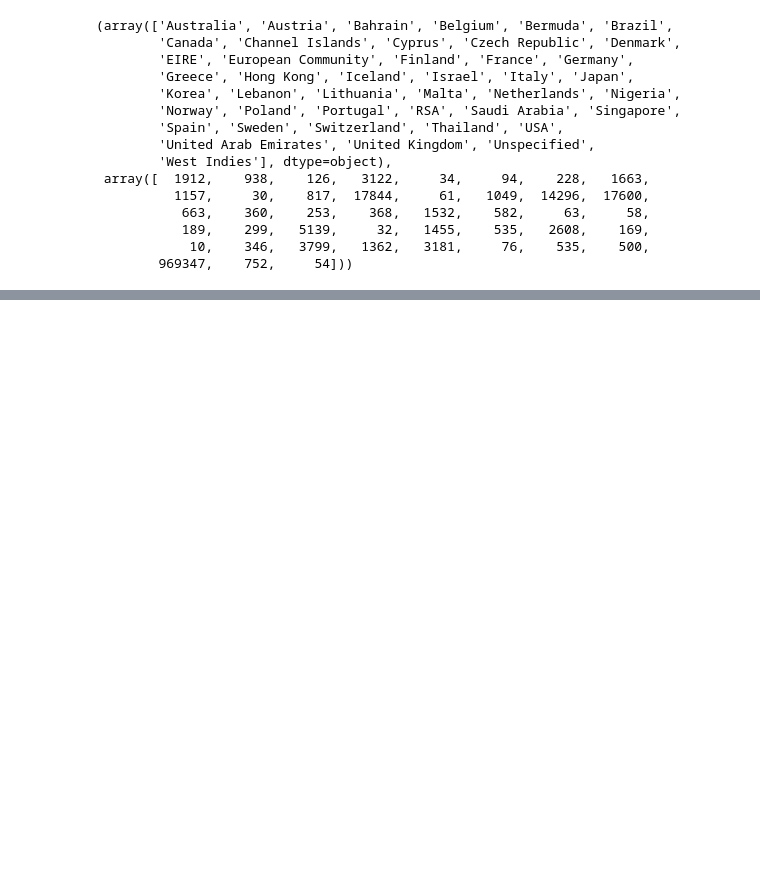
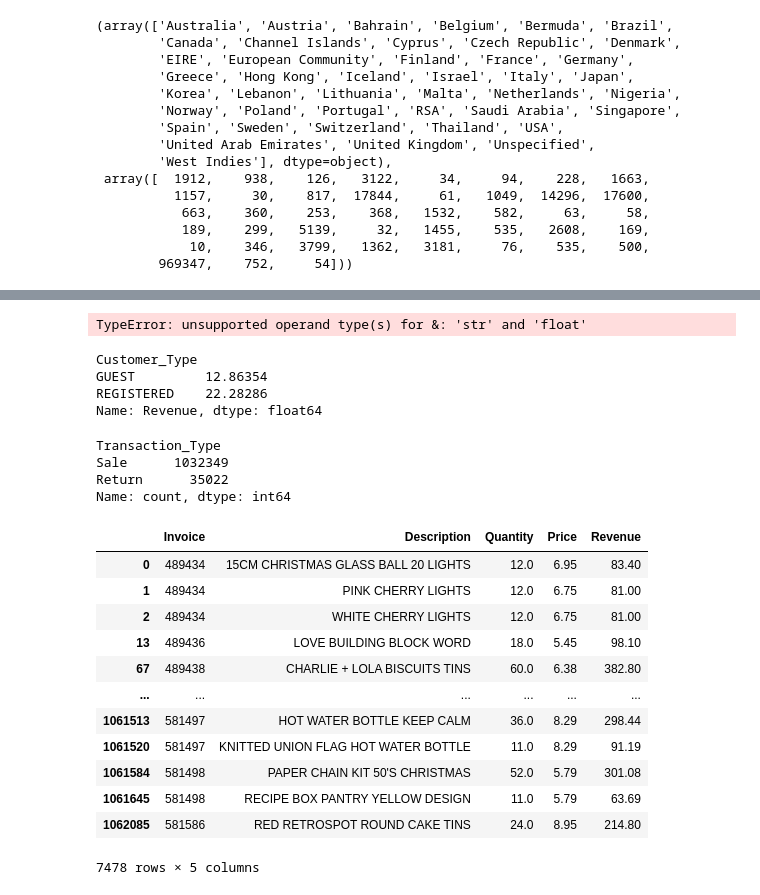
Before and after one commit to harishyadav00079-sudo/Global-Ecommerce-Analytics, a Jupyter notebook: 4_Python/analysis.ipynb, the cells around one changed output, grey strips where cells are left out. Cells and saved outputs as stored; diff of their text form; code cells hidden in the pictures; blank space fills up the shorter version.

```diff
--- a/4_Python/analysis.ipynb
+++ b/4_Python/analysis.ipynb
@@ -378,0 +484,2 @@ np.unique(country,return_counts=True)
+# %%
+df["Revenue"]=df["Quantity"]*df["Price"]
@@ -378,0 +533,2 @@ np.unique(country,return_counts=True)
+# %%
+df["InvoiceDate"]=pd.to_datetime(df["InvoiceDate"], format=("%d-%m-%Y %H:%M"),errors='coerce')
@@ -378,0 +539,2 @@ np.unique(country,return_counts=True)
+# %%
+df["Month"]=df['InvoiceDate'].dt.to_period("M")
@@ -378,0 +689,2 @@ np.unique(country,return_counts=True)
+# %%
+df['Revenue_Rank']=df["Revenue"].rank(ascending=False)
@@ -378,0 +752,4 @@ np.unique(country,return_counts=True)
+# %%
+df[df["Quantity"]>0]&df.groupby("Customer_Type")["Revenue"].mean()
+# %% [output]
+TypeError: unsupported operand type(s) for &: 'str' and 'float'
@@ -378,0 +758,30 @@ np.unique(country,return_counts=True)
+# %%
+pos_df.groupby("Customer_Type")["Revenue"].mean()
+# %% [output]
+Customer_Type
+GUEST         12.86354
+REGISTERED    22.28286
+Name: Revenue, dtype: float64
+# %%
+df["Transaction_Type"].value_counts()
+# %% [output]
+Transaction_Type
+Sale      1032349
+Return      35022
+Name: count, dtype: int64
+# %%
+df[(df["Quantity"]>10)&(df["Price"]>5)][["Invoice","Description","Quantity","Price","Revenue"]]
+# %% [output]
+|  | Invoice | Description | Quantity | Price | Revenue |
+| 0 | 489434 | 15CM CHRISTMAS GLASS BALL 20 LIGHTS | 12.0 | 6.95 | 83.40 |
+| 1 | 489434 | PINK CHERRY LIGHTS | 12.0 | 6.75 | 81.00 |
+| 2 | 489434 | WHITE CHERRY LIGHTS | 12.0 | 6.75 | 81.00 |
+| 13 | 489436 | LOVE BUILDING BLOCK WORD | 18.0 | 5.45 | 98.10 |
+| 67 | 489438 | CHARLIE + LOLA BISCUITS TINS | 60.0 | 6.38 | 382.80 |
+| ... | ... | ... | ... | ... | ... |
+| 1061513 | 581497 | HOT WATER BOTTLE KEEP CALM | 36.0 | 8.29 | 298.44 |
+| 1061520 | 581497 | KNITTED UNION FLAG HOT WATER BOTTLE | 11.0 | 8.29 | 91.19 |
+| 1061584 | 581498 | PAPER CHAIN KIT 50'S CHRISTMAS | 52.0 | 5.79 | 301.08 |
+| 1061645 | 581498 | RECIPE BOX PANTRY YELLOW DESIGN | 11.0 | 5.79 | 63.69 |
+| 1062085 | 581586 | RED RETROSPOT ROUND CAKE TINS | 24.0 | 8.95 | 214.80 |
+7478 rows × 5 columns
```
Also changed, not shown: parts of 47 cells of this notebook.
